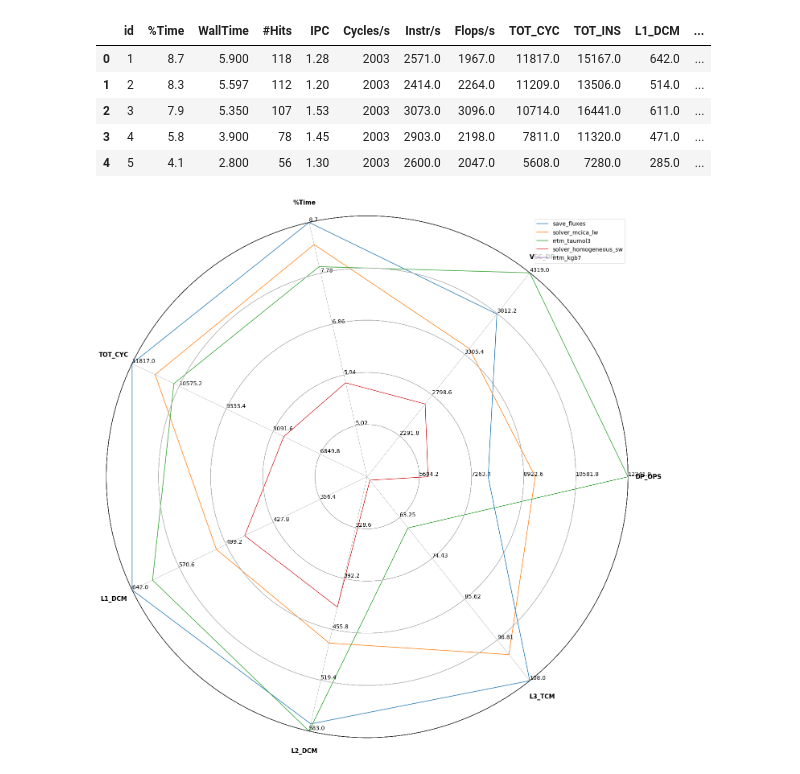
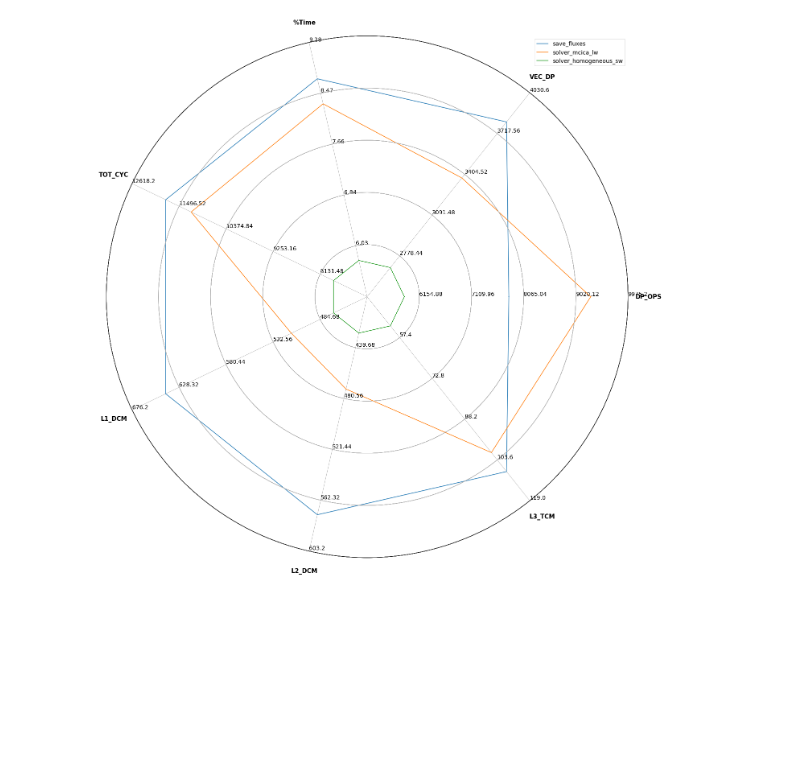
Before and after one commit to ECMWFCode4Earth/HPC-performance-profiling-tool, a Jupyter notebook: Experiment.ipynb, the cells around one changed output. Saved outputs shown, nothing was run; the diff lists cells and outputs as text; code cells hidden in the pictures; blank space fills up the shorter version.

Commit message:
Save the plots and solve the sunburst

```diff
--- a/Experiment.ipynb
+++ b/Experiment.ipynb
@@ -59,10 +59,8 @@ class ComplexRadar():
         return sdata
     def create_ranges(self):
         # we need to change this formula here somehow
-        """
-            maybe scale them some oyher way
-        """
-        return [(self.data[x].min(), self.data[x].max()) for x in self.labels]
+        x = [(self.data[x].min() - (self.data[x].max() - self.data[x].min()) / 5, self.data[x].max() + (self.data[x].max() - self.data[x].min()) / 5) for x in self.labels]
+        return x
 
     def __init__(self, fig, labels, data, functions_to_plot,
                  n_ordinate_levels=6):
@@ -119,32 +117,18 @@ class ComplexRadar():
             self._plot(vars_plt, label)
             lines.append(vars_plt)
         self.ax.legend()
-
+        return self.ax
     def fill(self, data, *args, **kw):
         sdata = self._scale_data(data, self.ranges)
         self.ax.fill(self.angle, np.r_[sdata, sdata[0]], *args, **kw)
-
-# Radar of instructions executed, cache misses,
-# plus DP_OPS vs. VEC_DP. Time maybe too, if you can scale it cleanly.
-
-# which one is the cache miss?
-# what functions to plot
-# how we may plot the function?  function name over the graph
 # %%
-display(data.head(5))
-data = data.head(5)
-functions_to_plot = data.head(5)["Function"].to_list()
+functions_to_plot = ['save_fluxes', 'solver_mcica_lw', 'solver_homogeneous_sw']
+data2 = data.loc[data['Function'].isin(functions_to_plot)]
+
 labels = ['DP_OPS', 'VEC_DP', '%Time', 'TOT_CYC', 'L1_DCM', 'L2_DCM', 'L3_TCM']
 
-
 fig1 = plt.figure(figsize=(20, 20))
-radar = ComplexRadar(fig1, labels, data, functions_to_plot)
-radar.plot()
+radar = ComplexRadar(fig1, labels, data2, functions_to_plot)
+radar.plot();
 # %% [output]
-|  | id | %Time | WallTime | #Hits | IPC | Cycles/s | Instr/s | Flops/s | TOT_CYC | TOT_INS | L1_DCM | ... |
-| 0 | 1 | 8.7 | 5.900 | 118 | 1.28 | 2003 | 2571.0 | 1967.0 | 11817.0 | 15167.0 | 642.0 | ... |
-| 1 | 2 | 8.3 | 5.597 | 112 | 1.20 | 2003 | 2414.0 | 2264.0 | 11209.0 | 13506.0 | 514.0 | ... |
-| 2 | 3 | 7.9 | 5.350 | 107 | 1.53 | 2003 | 3073.0 | 3096.0 | 10714.0 | 16441.0 | 611.0 | ... |
-| 3 | 4 | 5.8 | 3.900 | 78 | 1.45 | 2003 | 2903.0 | 2198.0 | 7811.0 | 11320.0 | 471.0 | ... |
-| 4 | 5 | 4.1 | 2.800 | 56 | 1.30 | 2003 | 2600.0 | 2047.0 | 5608.0 | 7280.0 | 285.0 | ... |
-[figure, old version]
+[figure, new version]
```
Also changed, not shown: parts of 4 cells of this notebook, 3 other files.
